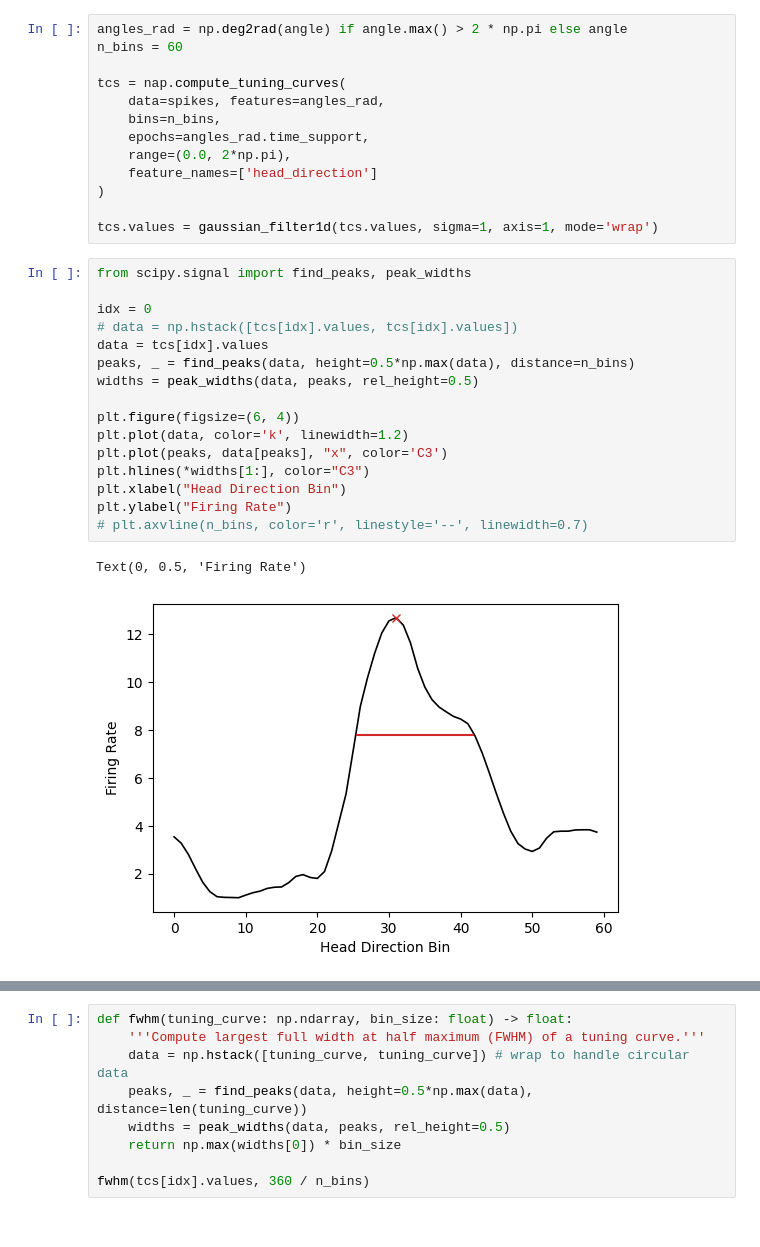
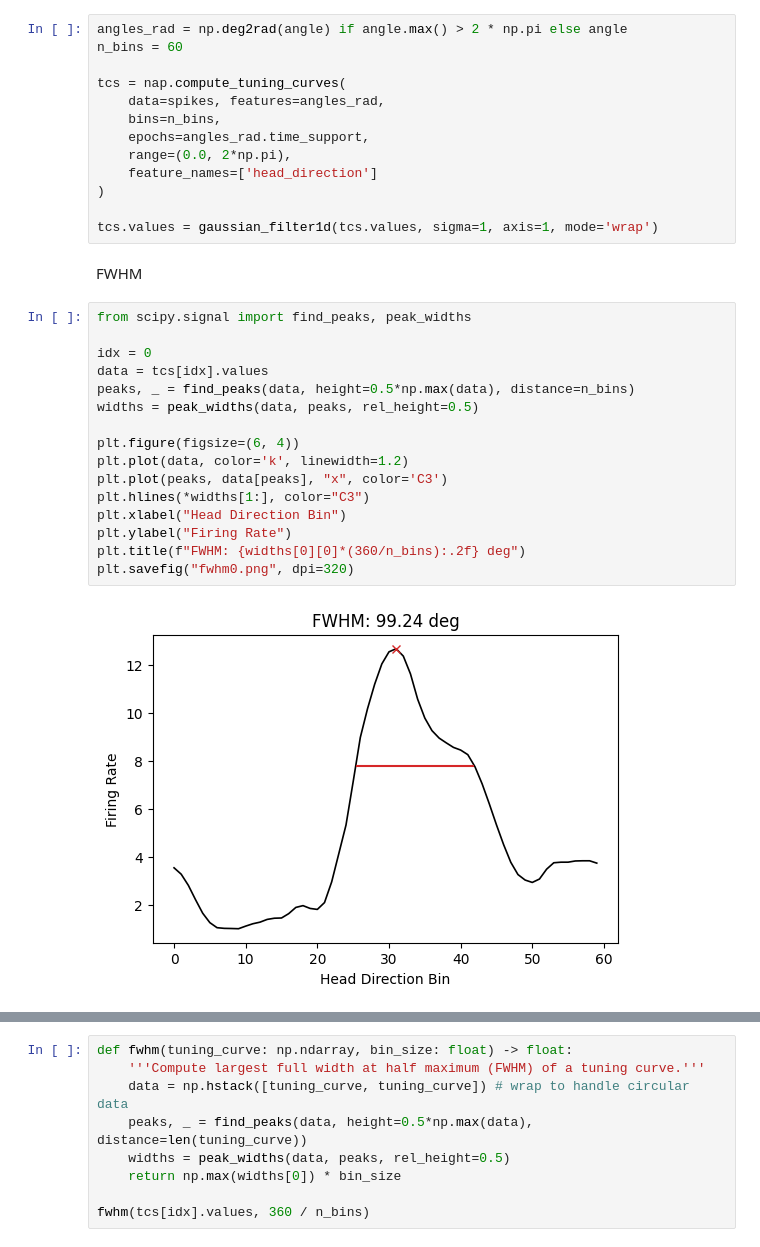
Before and after one commit to Senzai-Lab/nrem_sc, a Jupyter notebook: notebooks/select_hd_cells.ipynb, the cells around one changed output, grey strips where cells are left out. Drawn from its saved outputs; the diff is of its cells as text.

Commit message:
plots

```diff
--- a/notebooks/select_hd_cells.ipynb
+++ b/notebooks/select_hd_cells.ipynb
@@ -61,25 +60,26 @@ tcs = nap.compute_tuning_curves(
 )
 
 tcs.values = gaussian_filter1d(tcs.values, sigma=1, axis=1, mode='wrap')
+# %% [markdown]
+FWHM
 # %%
 from scipy.signal import find_peaks, peak_widths
 
 idx = 0
-# data = np.hstack([tcs[idx].values, tcs[idx].values])
 data = tcs[idx].values
 peaks, _ = find_peaks(data, height=0.5*np.max(data), distance=n_bins)
 widths = peak_widths(data, peaks, rel_height=0.5)
 
 plt.figure(figsize=(6, 4))
 plt.plot(data, color='k', linewidth=1.2)
 plt.plot(peaks, data[peaks], "x", color='C3')
 plt.hlines(*widths[1:], color="C3")
 plt.xlabel("Head Direction Bin")
 plt.ylabel("Firing Rate")
-# plt.axvline(n_bins, color='r', linestyle='--', linewidth=0.7)
+plt.title(f"FWHM: {widths[0][0]*(360/n_bins):.2f} deg")
+plt.savefig("fwhm0.png", dpi=320)
 # %% [output]
-Text(0, 0.5, 'Firing Rate')
-[figure, old version]
+[figure, new version]
 # %%
 from scipy.signal import find_peaks, peak_widths
 
```
Also changed, not shown: parts of 14 cells of this notebook, 12 other files.
